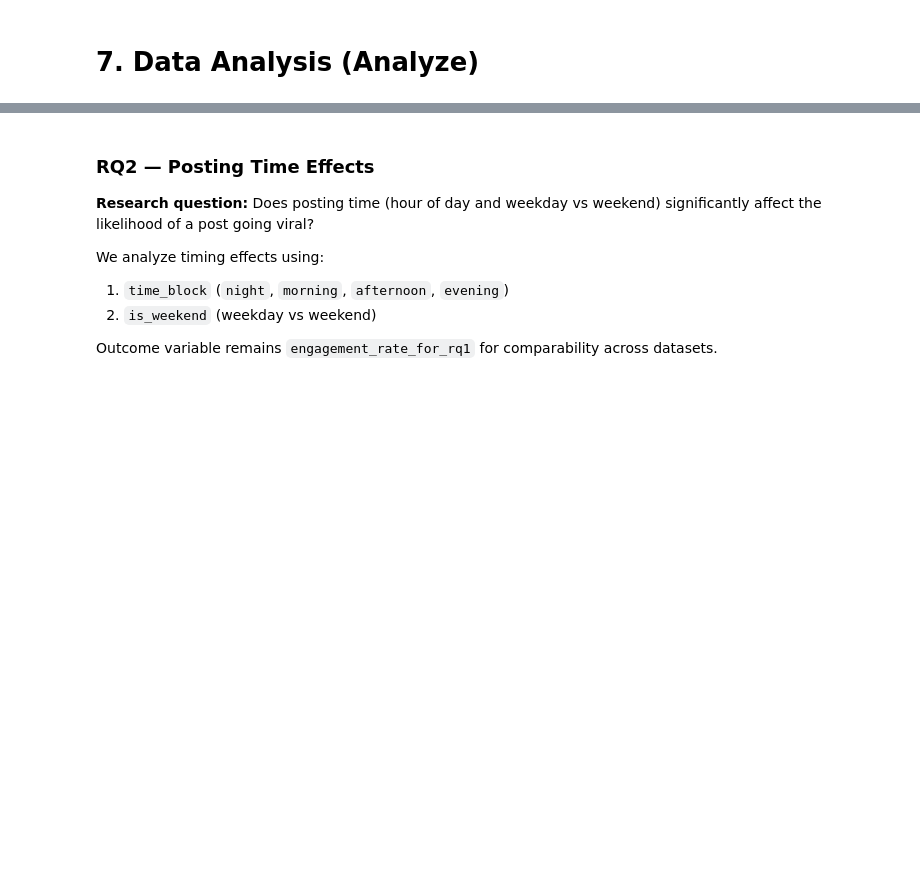
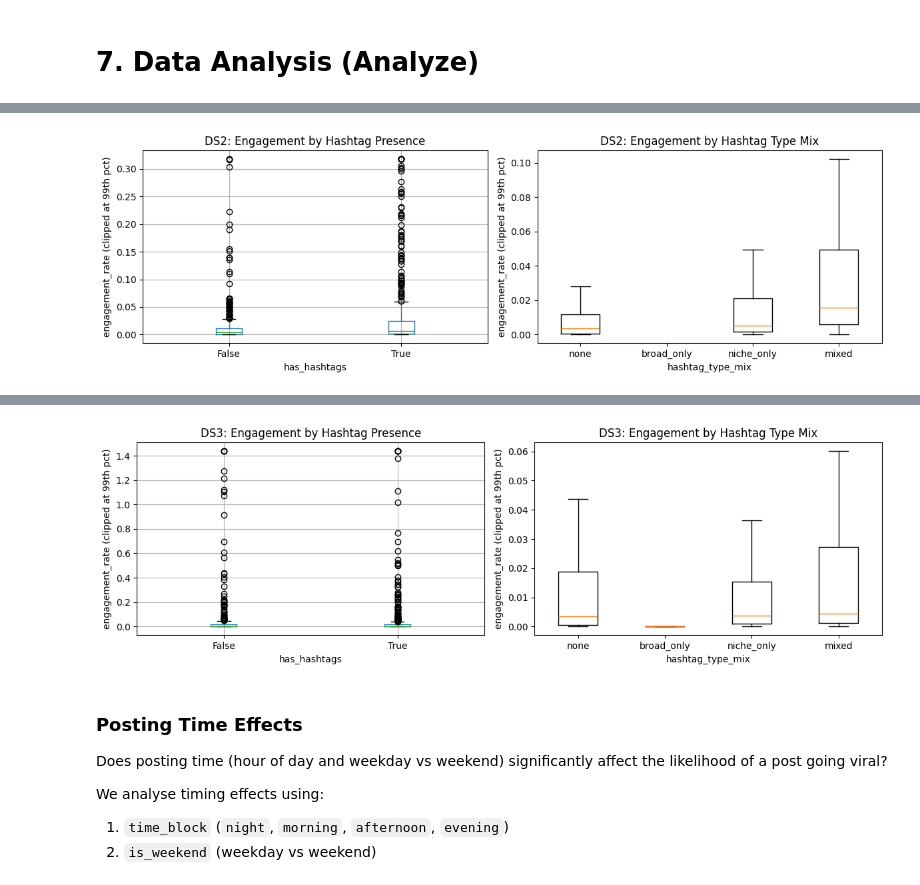
Before and after one commit to SlowToes/SC3021-SDAD-DS, a Jupyter notebook: main.ipynb, the cells around one changed output, grey strips where cells are left out. Cells and saved outputs as stored; diff of their text form; code cells hidden in the pictures; blank space fills up the shorter version.

Commit message:
hashtags, post time analysis completed

```diff
--- a/main.ipynb
+++ b/main.ipynb
@@ -1411,0 +1568,16 @@ None
+# %%
+def classify_weekend(day_name):
+    if day_name in ["Saturday", "Sunday"]:
+        return True
+    elif day_name in ["Monday", "Tuesday", "Wednesday", "Thursday", "Friday"]:
+        return False
+    else:
+        return pd.NA
+
+df_ds1["is_weekend"] = df_ds1["post_day_of_week"].apply(classify_weekend).astype("boolean")
+df_ds2["is_weekend"] = df_ds2["post_day_of_week"].apply(classify_weekend).astype("boolean")
+df_ds3["is_weekend"] = df_ds3["post_day_of_week"].apply(classify_weekend).astype("boolean")
+
+print(df_ds1["is_weekend"].value_counts())
+print(df_ds2["is_weekend"].value_counts())
+print(df_ds3["is_weekend"].value_counts())
@@ -1558,0 +1610,48 @@ KeyError: ['engagement_rate_for_rq1', 'has_hashtag']
+# %%
+# Hashtag usage analysis for DS2 and DS3
+for name, df in {"DS2": df_ds2, "DS3": df_ds3}.items():
+    print(f"\n===== {name}: Hashtags Usage Analysis =====")
+
+    tmp = df[["hashtag_count", "engagement_rate", "hashtag_type_mix"]].copy()
+    tmp["has_hashtags"] = tmp["hashtag_count"] > 0
+
+    # 1) Presence of hashtags vs engagement
+    presence_stats = tmp.groupby("has_hashtags", observed=False)["engagement_rate"].agg(["count", "median", "mean"])
+    print("\nEngagement by hashtag presence:")
+    print(presence_stats)
+
+    # 2) Spearman correlation: hashtag_count vs engagement_rate
+    spearman_count = tmp[["hashtag_count", "engagement_rate"]].dropna().corr(method="spearman").iloc[0, 1]
+    print(f"\nSpearman correlation (hashtag_count vs engagement_rate): {spearman_count:.4f}")
+
+    # 3) Hashtag type mix vs engagement
+    mix_stats = tmp.groupby("hashtag_type_mix", observed=False)["engagement_rate"].agg(["count", "median", "mean"]).sort_values("median", ascending=False)
+    print("\nEngagement by hashtag_type_mix:")
+    print(mix_stats)
+
+    # Box plots (clip upper tail for readability)
+    plot_tmp = tmp.dropna(subset=["engagement_rate"]).copy()
+    cap = plot_tmp["engagement_rate"].quantile(0.99)
+    plot_tmp["engagement_rate_plot"] = plot_tmp["engagement_rate"].clip(upper=cap)
+
+    fig, axes = plt.subplots(1, 2, figsize=(12, 4))
+
+    plot_tmp.boxplot(column="engagement_rate_plot", by="has_hashtags", ax=axes[0])
+    axes[0].set_title(f"{name}: Engagement by Hashtag Presence")
+    axes[0].set_xlabel("has_hashtags")
+    axes[0].set_ylabel("engagement_rate (clipped at 99th pct)")
+
+    mix_order = ["none", "broad_only", "niche_only", "mixed"]
+    mix_groups = [
+        plot_tmp.loc[plot_tmp["hashtag_type_mix"] == cat, "engagement_rate_plot"].values
+        for cat in mix_order
+    ]
+    axes[1].boxplot(mix_groups, labels=mix_order, showfliers=False)
+    axes[1].set_title(f"{name}: Engagement by Hashtag Type Mix")
+    axes[1].set_xlabel("hashtag_type_mix")
+    axes[1].set_ylabel("engagement_rate (clipped at 99th pct)")
+
+    plt.suptitle("")
+    plt.tight_layout()
+    plt.show()
+# %% [output]
@@ -1558,0 +1674 @@ KeyError: ['engagement_rate_for_rq1', 'has_hashtag']
+[figure, added]
@@ -1559,10 +1692,9 @@ KeyError: ['engagement_rate_for_rq1', 'has_hashtag']
+[figure, added]
 # %% [markdown]
-### RQ2 — Posting Time Effects
+### Posting Time Effects
 
-**Research question:** Does posting time (hour of day and weekday vs weekend) significantly affect the likelihood of a post going viral?
+Does posting time (hour of day and weekday vs weekend) significantly affect the likelihood of a post going viral?
 
-We analyze timing effects using:
+We analyse timing effects using:
 1. `time_block` (`night`, `morning`, `afternoon`, `evening`)
 2. `is_weekend` (weekday vs weekend)
-
-Outcome variable remains `engagement_rate_for_rq1` for comparability across datasets.
```
Also changed, not shown: parts of 23 cells of this notebook.
